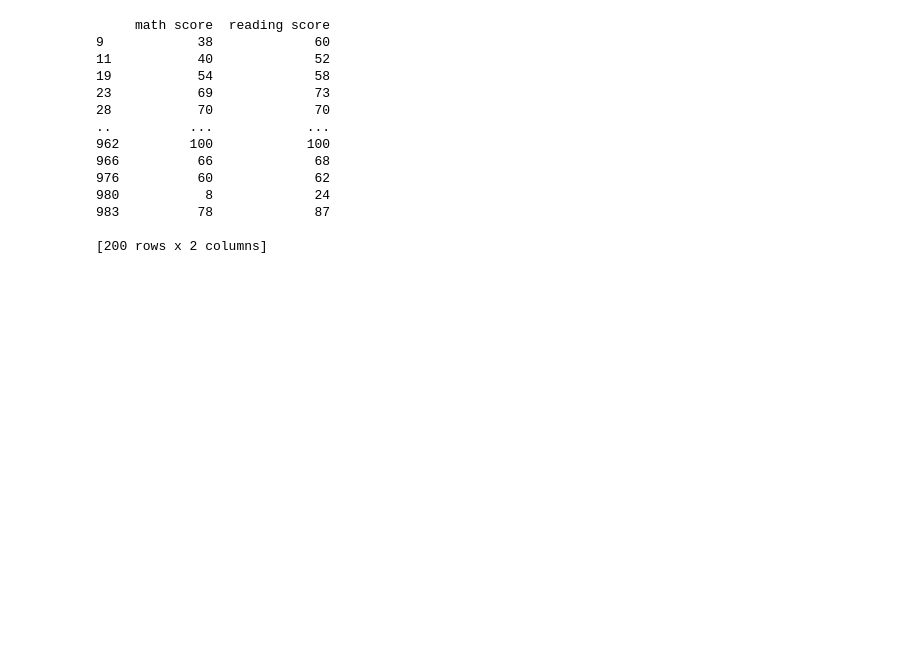
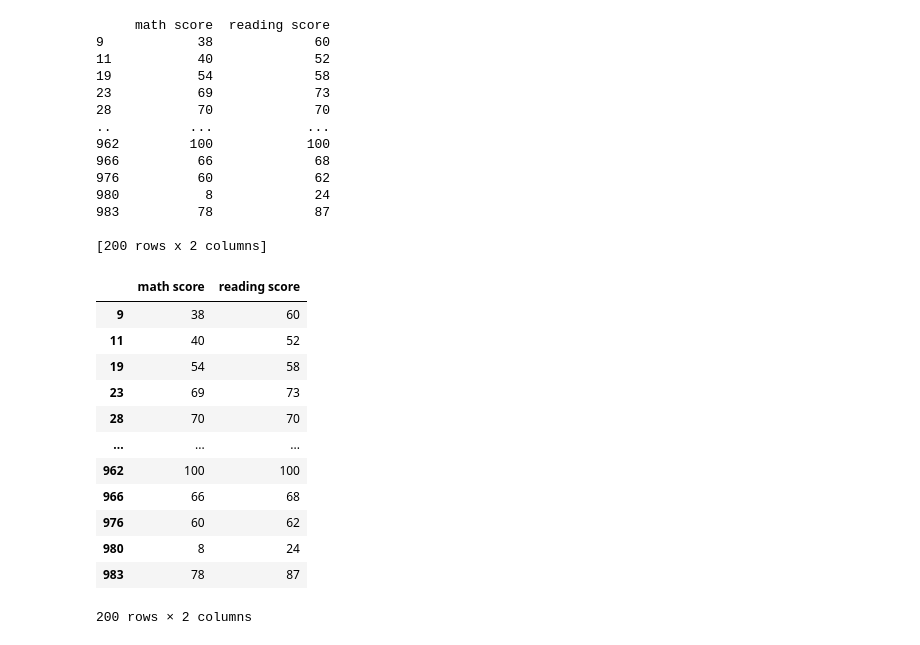
Before and after one commit to sejallotliker/MLnow_2.0, a Jupyter notebook: ML_EDA_Students_performance_in_exam_univariate_Linear_regression.ipynb, the cells around one changed output. Saved outputs shown, nothing was run; the diff lists cells and outputs as text; code cells hidden in the pictures; blank space fills up the shorter version.

```diff
--- a/ML_EDA_Students_performance_in_exam_univariate_Linear_regression.ipynb
+++ b/ML_EDA_Students_performance_in_exam_univariate_Linear_regression.ipynb
@@ -445,3 +458,19 @@ print(testFeatures)
 983          78             87
 
 [200 rows x 2 columns]
+# %%
+testFeatures
+# %% [output]
+|  | math score | reading score |
+| 9 | 38 | 60 |
+| 11 | 40 | 52 |
+| 19 | 54 | 58 |
+| 23 | 69 | 73 |
+| 28 | 70 | 70 |
+| ... | ... | ... |
+| 962 | 100 | 100 |
+| 966 | 66 | 68 |
+| 976 | 60 | 62 |
+| 980 | 8 | 24 |
+| 983 | 78 | 87 |
+200 rows × 2 columns
```
Also changed, not shown: parts of 5 cells of this notebook.
